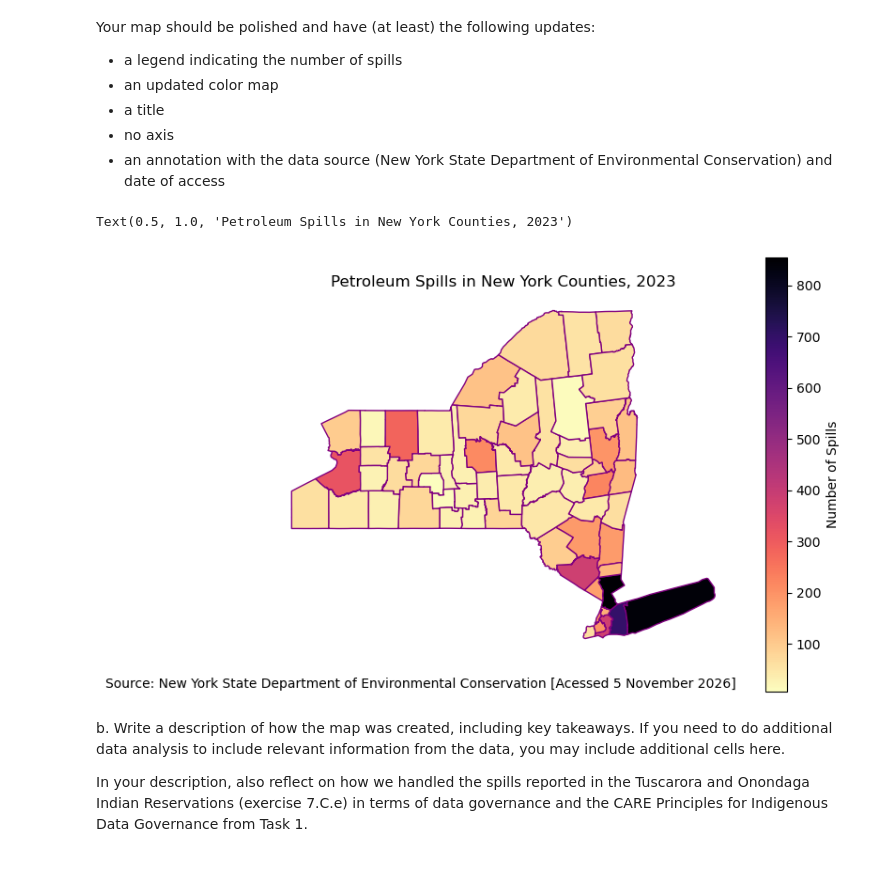
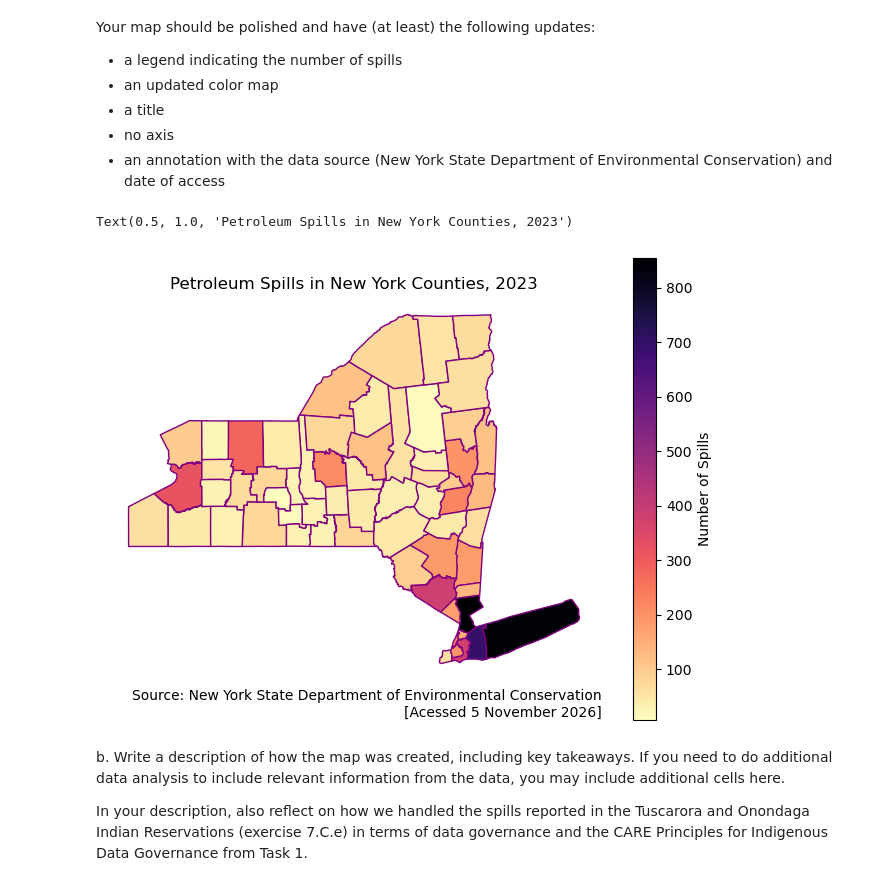
Before and after one commit to edengonzalezz/eds220-hwk3, a Jupyter notebook: hwk3-task2-spills.ipynb, the cells around one changed output. Cells and saved outputs as stored; diff of their text form; code cells hidden in the pictures.

```diff
--- a/hwk3-task2-spills.ipynb
+++ b/hwk3-task2-spills.ipynb
@@ -862,27 +875,27 @@ Your map should be polished and have (at least) the following updates:
 # %%
 fig, ax = plt.subplots(figsize=(8,6))
 
 ax.axis('off')
 
 ny_spills.plot(ax = ax,
                       column='n_spills', #Indicates which column to color by
                       legend=True,
                       cmap='magma_r',
                       edgecolor='purple',
                       legend_kwds={
                           "label":"Number of Spills"
                       })
 
-ax.annotate(text = 'Source: New York State Department of Environmental Conservation [Acessed 5 November 2026]',
+ax.annotate(text = 'Source: New York State Department of Environmental Conservation\n[Acessed 5 November 2026]',
             xy=(1, -0.1),
             xycoords='axes fraction',
             horizontalalignment='right',
             verticalalignment='bottom')
 
 ax.set_title('Petroleum Spills in New York Counties, 2023')
 # %% [output]
 Text(0.5, 1.0, 'Petroleum Spills in New York Counties, 2023')
-[figure, old version]
+[figure, new version]
 # %% [markdown]
 b. Write a description of how the map was created, including key takeaways. If you need to do additional data analysis to include relevant information from the data, you may include additional cells here.
 
```
Also changed, not shown: parts of 17 cells of this notebook.
